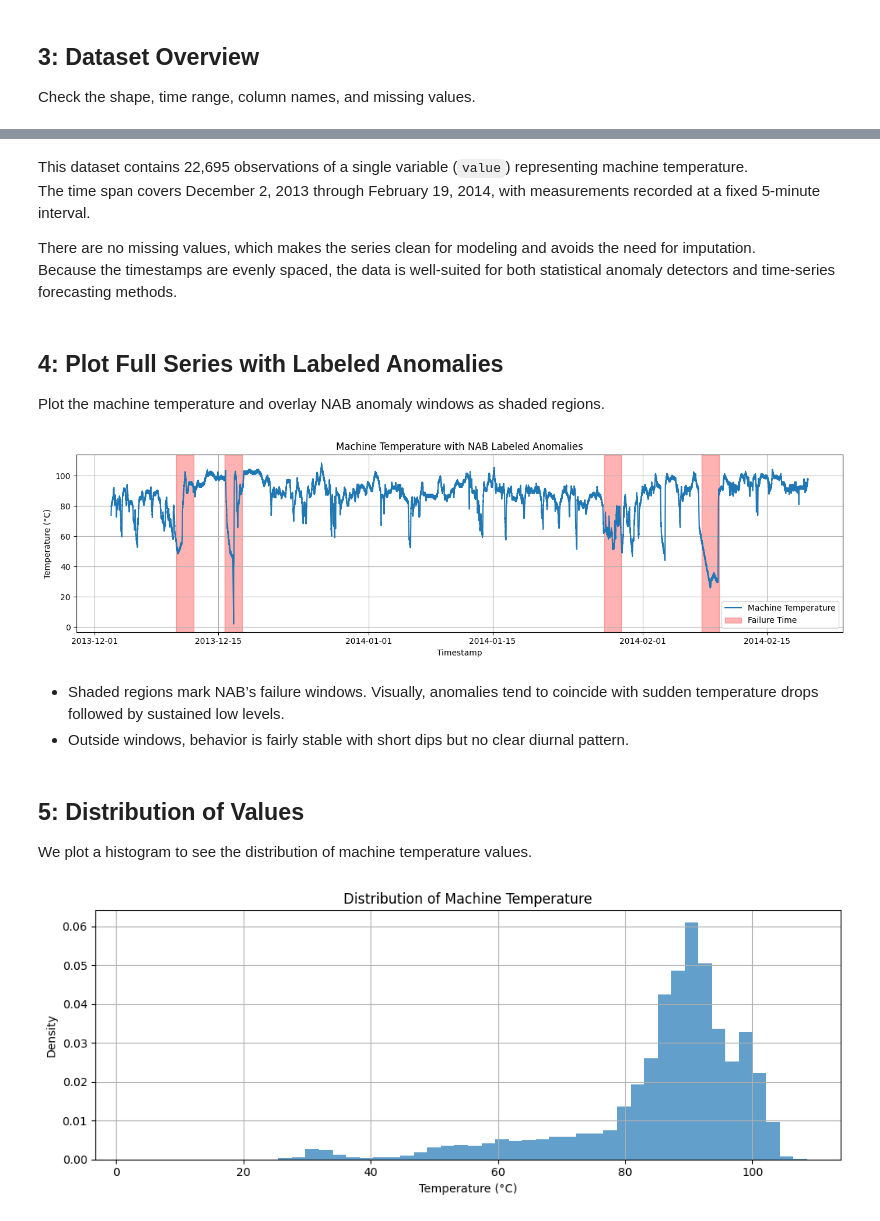
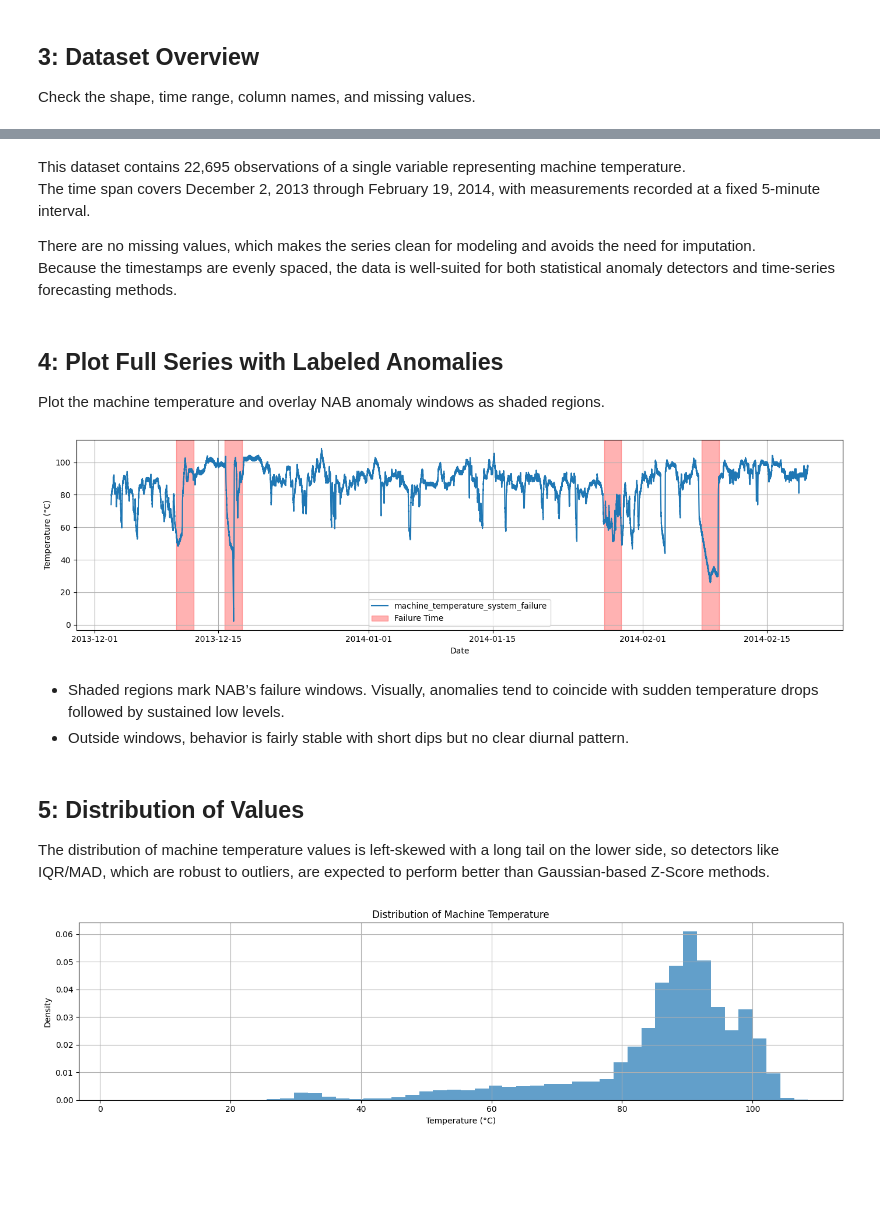
Before and after one commit to hjalalin/nab-anomaly-detection, a Jupyter notebook: notebooks/machine_temperature/01_exploration.ipynb, the cells around one changed output, grey strips where cells are left out. Saved outputs shown, nothing was run; the diff lists cells and outputs as text; code cells hidden in the pictures; blank space fills up the shorter version.

```diff
--- a/notebooks/machine_temperature/01_exploration.ipynb
+++ b/notebooks/machine_temperature/01_exploration.ipynb
@@ -36,6 +36,7 @@ from utils.visualizations import (
 # %% [markdown]
 ## 2: Load the Machine Temperature Dataset
 # %%
-df, anomaly_windows = load_dataset("machine_temperature")
+dfs, merged, anomaly_windows= load_dataset("machine_temperature")
+df = dfs[0]
 df.head()
 # %% [output]
@@ -88,7 +89,7 @@ timestamp
 0 days 00:00:00       12
 Name: count, dtype: int64
 # %% [markdown]
-This dataset contains 22,695 observations of a single variable (`value`) representing machine temperature.
+This dataset contains 22,695 observations of a single variable representing machine temperature.
 The time span covers December 2, 2013 through February 19, 2014, with measurements recorded at a fixed 5-minute interval.
 
 There are no missing values, which makes the series clean for modeling and avoids the need for imputation.
@@ -97,29 +98,31 @@ Because the timestamps are evenly spaced, the data is well-suited for both stati
 ## 4: Plot Full Series with Labeled Anomalies
 
 Plot the machine temperature and overlay NAB anomaly windows as shaded regions.
-# %%
-plot_full_series_with_windows(
-    df,
-    value_col="value",
-    windows=anomaly_windows,
-    title="Machine Temperature with NAB Labeled Anomalies",
-    series_label="Machine Temperature",
-    ylabel="Temperature (°C)",
-)
-# %% [output]
-[figure, removed]
+# %%
+plot_full_series_with_windows(
+    df,
+    windows=anomaly_windows,
+    title="",
+    ylabel="Temperature (°C)",
+    xlabel="Date",
+    figsize=(14, 4),
+    grid=True,
+    subplots=False
+    )
+# %% [output]
+[figure, added]
 # %% [markdown]
 - Shaded regions mark NAB’s failure windows. Visually, anomalies tend to coincide with sudden temperature drops followed by sustained low levels.
 - Outside windows, behavior is fairly stable with short dips but no clear diurnal pattern.
-# %% [markdown]
-## 5: Distribution of Values
-
-We plot a histogram to see the distribution of machine temperature values.
+# %% [markdown]
+## 5: Distribution of Values
+
+The distribution of machine temperature values is left-skewed with a long tail on the lower side, so detectors like IQR/MAD, which are robust to outliers, are expected to perform better than Gaussian-based Z-Score methods.
 # %%
-plt.figure(figsize=(10,4))
-plt.hist(df["value"].dropna(), bins=50, alpha=0.7, density=True)
+plt.figure(figsize=(14,4))
+plt.hist(df["machine_temperature_system_failure"].dropna(), bins=50, alpha=0.7, density=True)
 plt.title("Distribution of Machine Temperature")
 plt.xlabel("Temperature (°C)"); plt.ylabel("Density")
 plt.grid(True); plt.tight_layout(); plt.show()
 # %% [output]
-[figure, old version]
+[figure, new version]
```
Also changed, not shown: parts of 4 cells of this notebook, 10 other files.
